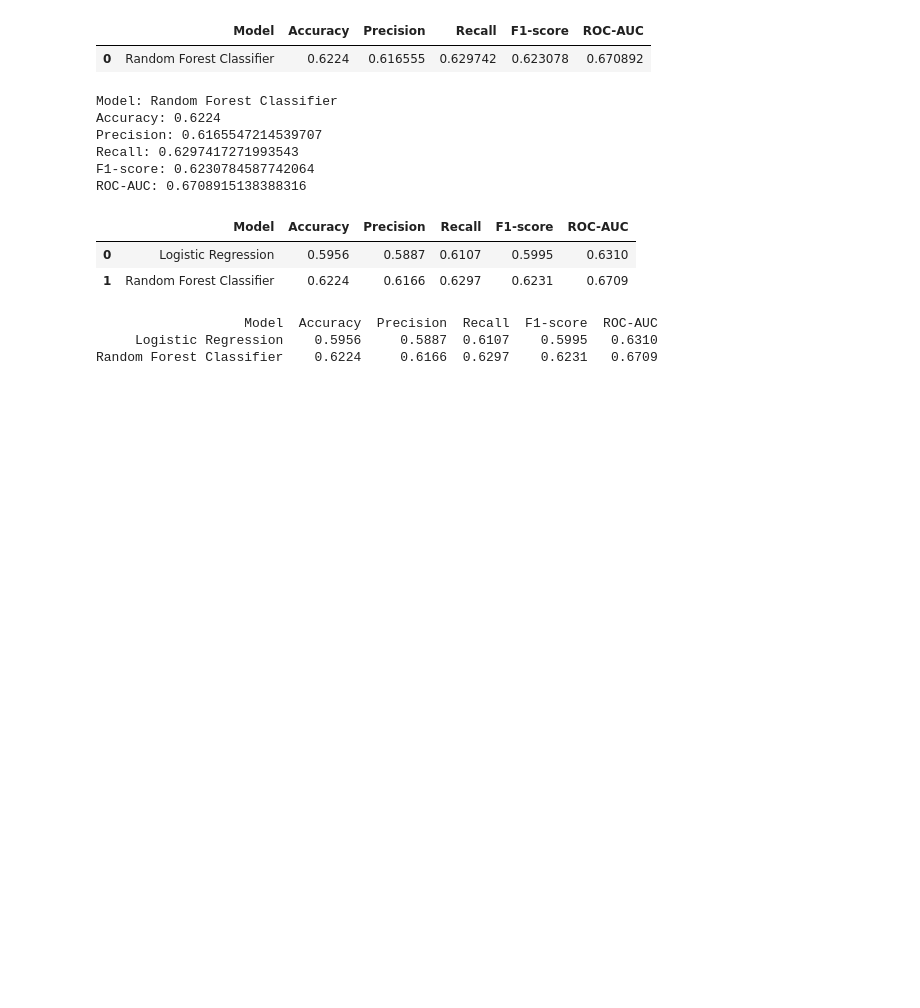
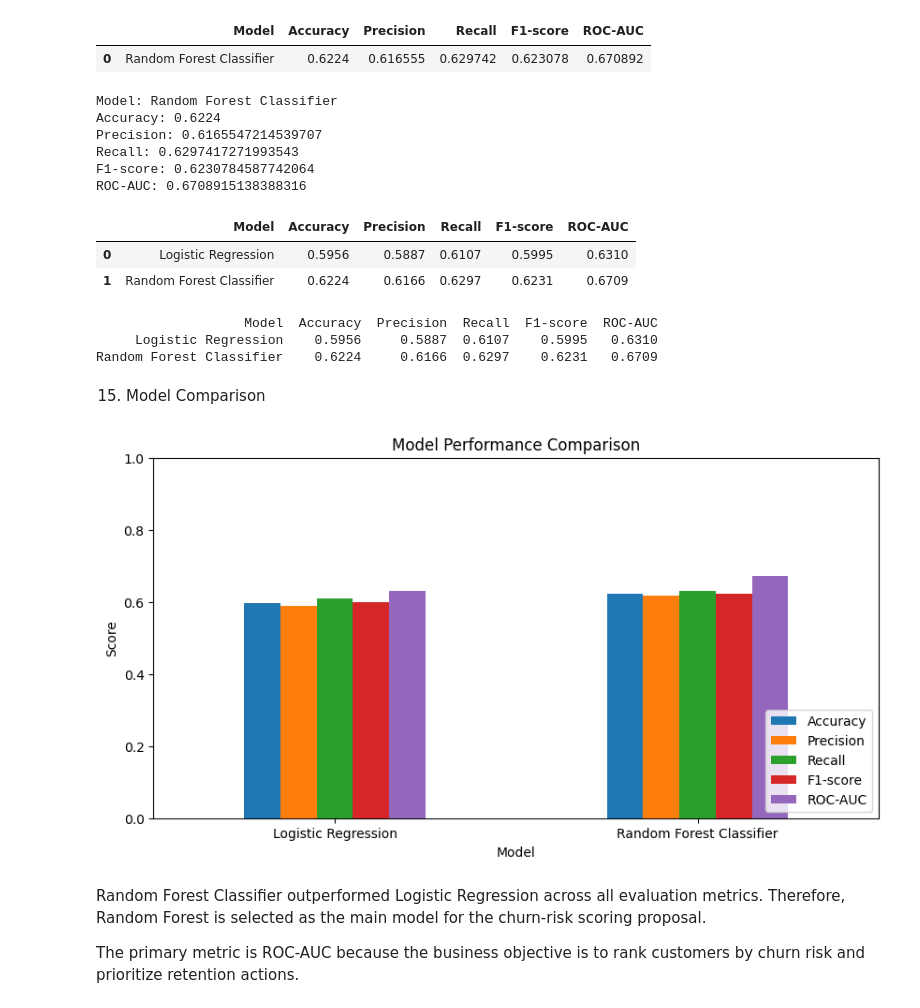
Before and after one commit to joer2040/final, a Jupyter notebook: final.ipynb, the cells around one changed output. Saved outputs shown, nothing was run; the diff lists cells and outputs as text; code cells hidden in the pictures; blank space fills up the shorter version.

```diff
--- a/final.ipynb
+++ b/final.ipynb
@@ -404,3 +404,23 @@ print(model_comparison.round(4).to_string(index=False))
                    Model  Accuracy  Precision  Recall  F1-score  ROC-AUC
      Logistic Regression    0.5956     0.5887  0.6107    0.5995   0.6310
 Random Forest Classifier    0.6224     0.6166  0.6297    0.6231   0.6709
+# %% [markdown]
+15. Model Comparison
+# %%
+model_comparison.set_index("Model")[["Accuracy", "Precision", "Recall", "F1-score", "ROC-AUC"]].plot(
+    kind="bar",
+    figsize=(10, 5)
+)
+
+plt.title("Model Performance Comparison")
+plt.ylabel("Score")
+plt.ylim(0, 1)
+plt.xticks(rotation=0)
+plt.legend(loc="lower right")
+plt.show()
+# %% [output]
+[figure, added]
+# %% [markdown]
+Random Forest Classifier outperformed Logistic Regression across all evaluation metrics. Therefore, Random Forest is selected as the main model for the churn-risk scoring proposal.
+
+The primary metric is ROC-AUC because the business objective is to rank customers by churn risk and prioritize retention actions.
```
